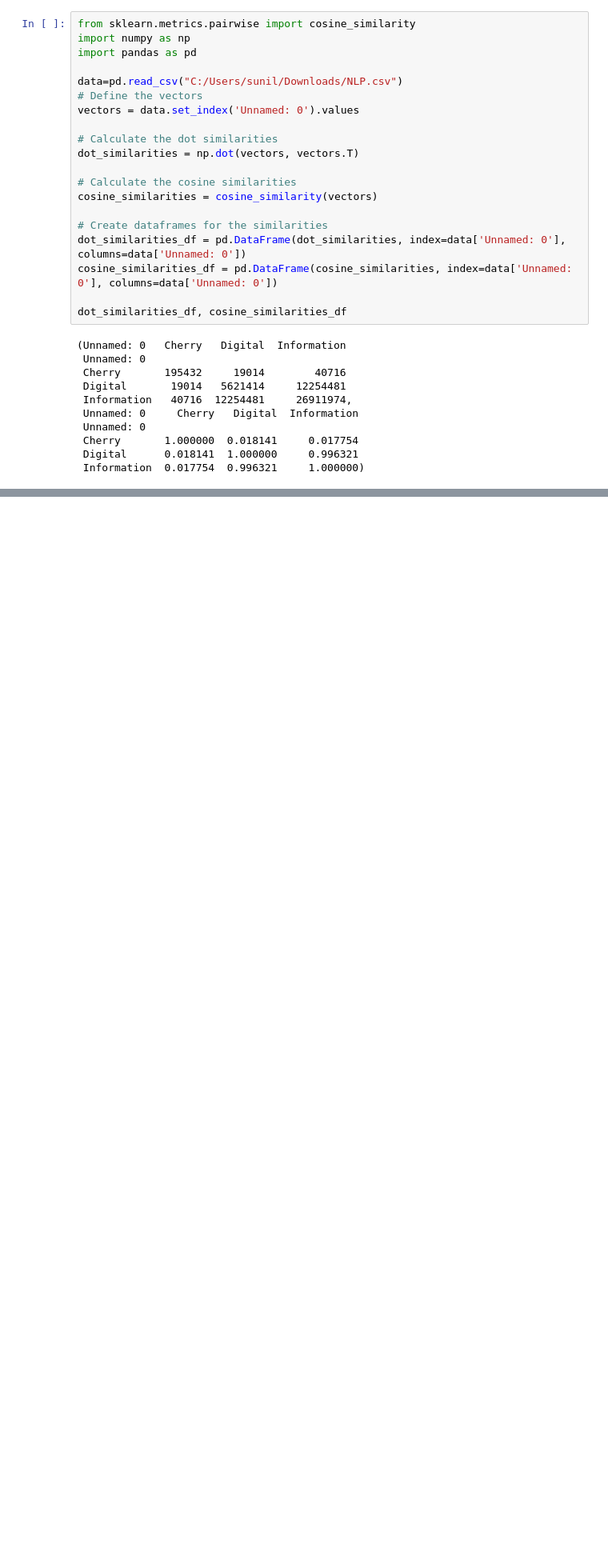
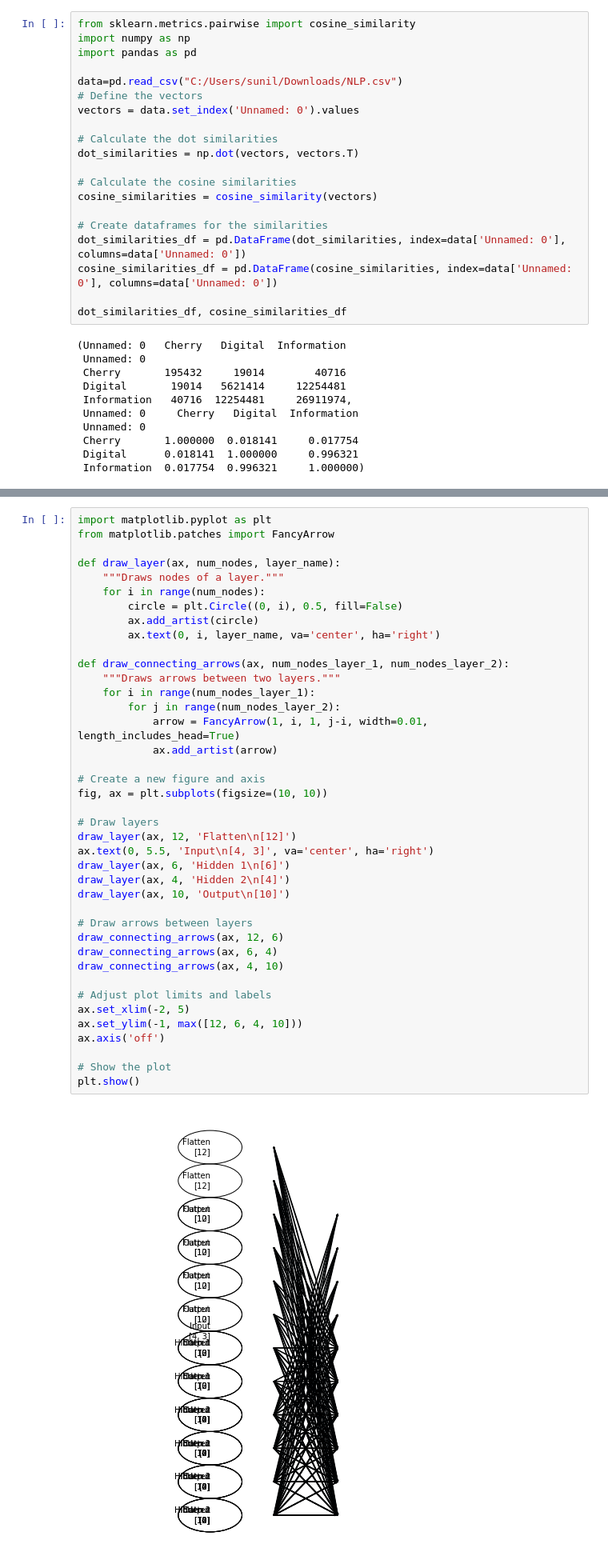
Before and after one commit to sunilmittal22/samples, a Jupyter notebook: OtherSamples.ipynb, the cells around one changed output, grey strips where cells are left out. Shown at 80% size. Saved outputs shown, nothing was run; the diff lists cells and outputs as text; blank space fills up the shorter version.

```diff
--- a/OtherSamples.ipynb
+++ b/OtherSamples.ipynb
@@ -678,0 +718,42 @@ dot_similarities_df, cosine_similarities_df
+# %%
+import matplotlib.pyplot as plt
+from matplotlib.patches import FancyArrow
+
+def draw_layer(ax, num_nodes, layer_name):
+    """Draws nodes of a layer."""
+    for i in range(num_nodes):
+        circle = plt.Circle((0, i), 0.5, fill=False)
+        ax.add_artist(circle)
+        ax.text(0, i, layer_name, va='center', ha='right')
+
+def draw_connecting_arrows(ax, num_nodes_layer_1, num_nodes_layer_2):
+    """Draws arrows between two layers."""
+    for i in range(num_nodes_layer_1):
+        for j in range(num_nodes_layer_2):
+            arrow = FancyArrow(1, i, 1, j-i, width=0.01, length_includes_head=True)
+            ax.add_artist(arrow)
+
+# Create a new figure and axis
+fig, ax = plt.subplots(figsize=(10, 10))
+
+# Draw layers
+draw_layer(ax, 12, 'Flatten\n[12]')
+ax.text(0, 5.5, 'Input\n[4, 3]', va='center', ha='right')
+draw_layer(ax, 6, 'Hidden 1\n[6]')
+draw_layer(ax, 4, 'Hidden 2\n[4]')
+draw_layer(ax, 10, 'Output\n[10]')
+
+# Draw arrows between layers
+draw_connecting_arrows(ax, 12, 6)
+draw_connecting_arrows(ax, 6, 4)
+draw_connecting_arrows(ax, 4, 10)
+
+# Adjust plot limits and labels
+ax.set_xlim(-2, 5)
+ax.set_ylim(-1, max([12, 6, 4, 10]))
+ax.axis('off')
+
+# Show the plot
+plt.show()
+# %% [output]
+[figure, added]
```
Also changed, not shown: parts of 1 cell of this notebook.
